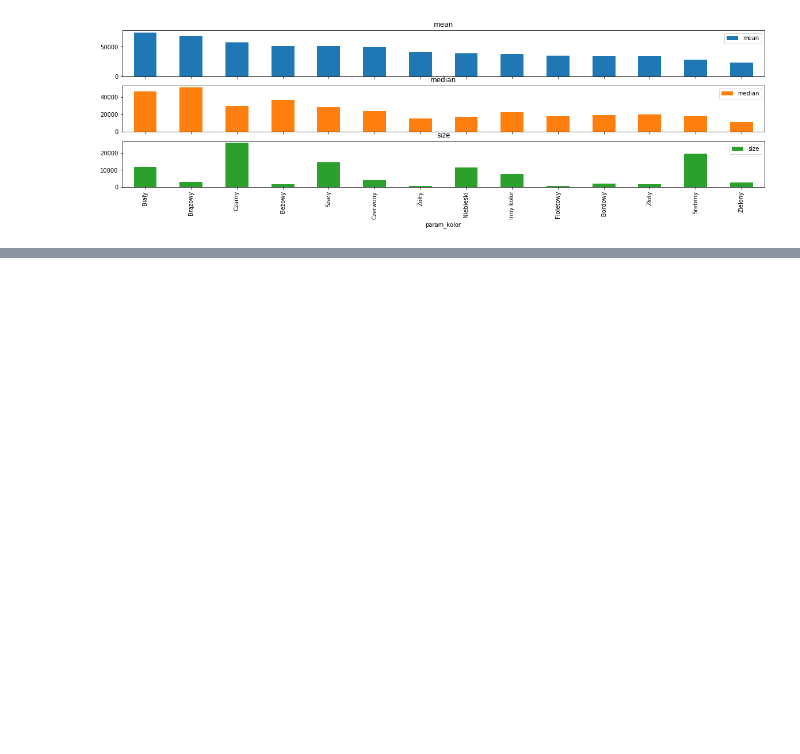
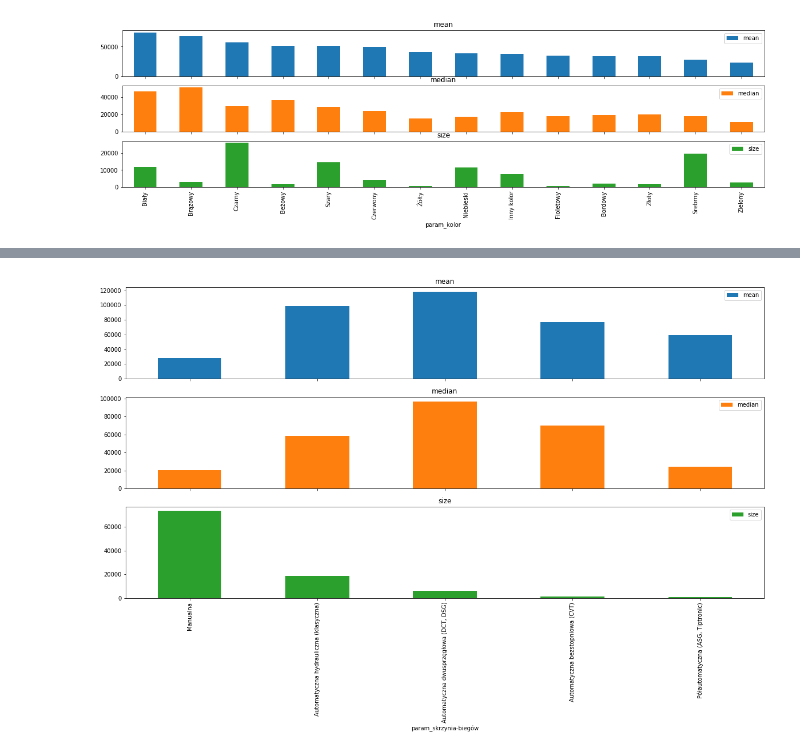
Before and after one commit to lat-lukasz/dw_matrix_car, a Jupyter notebook: day2_visualization.ipynb, the cells around one changed output, grey strips where cells are left out. Cells and saved outputs as stored; diff of their text form; code cells hidden in the pictures; blank space fills up the shorter version.

```diff
--- a/day2_visualization.ipynb
+++ b/day2_visualization.ipynb
@@ -126,0 +191,4 @@ group_and_barplot('param_kolor', feat_sort='mean');
+# %%
+group_and_barplot('param_skrzynia-biegów', feat_sort='size');
+# %% [output]
+[figure, added]
```
Also changed, not shown: parts of 11 cells of this notebook.
